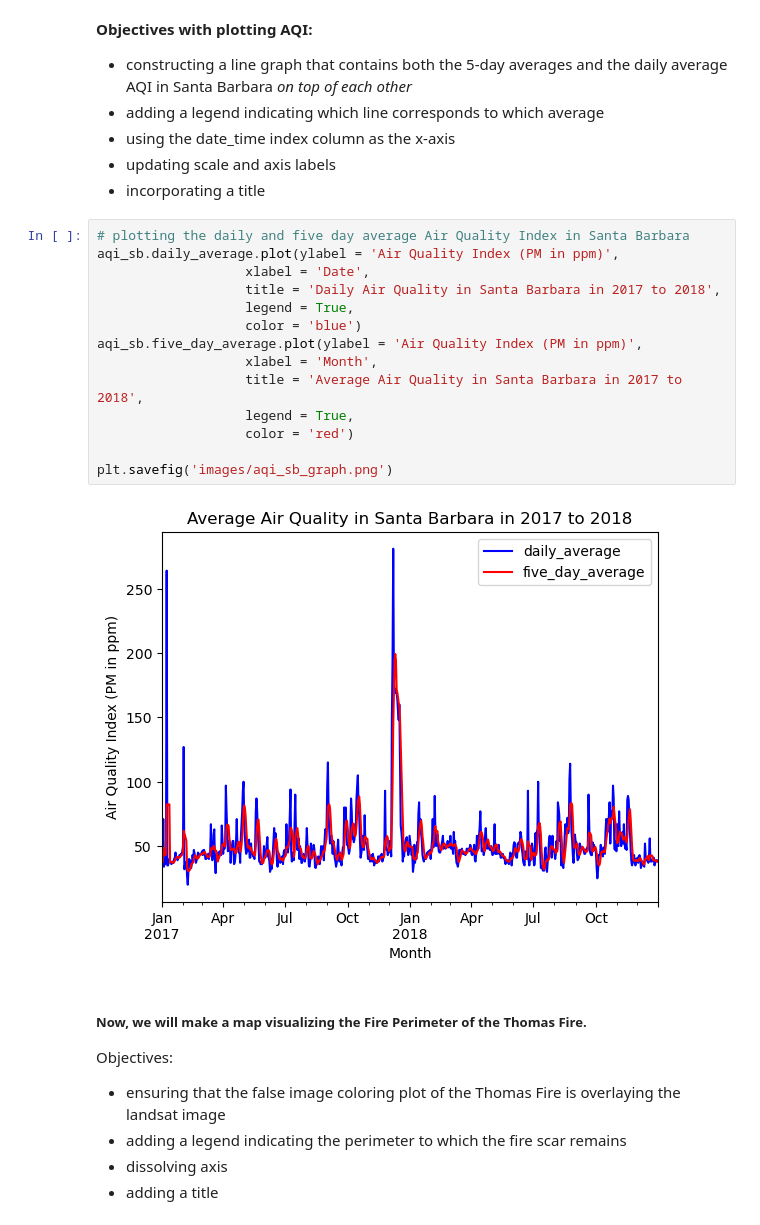
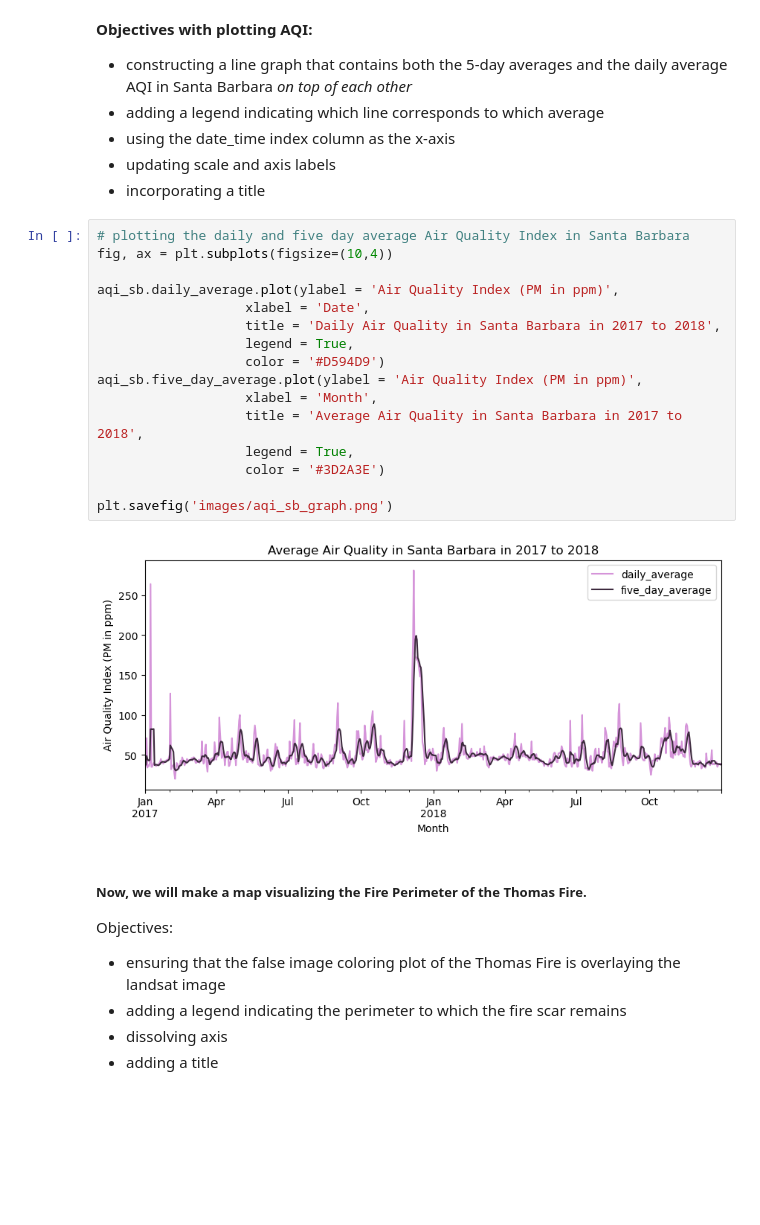
Before and after one commit to mariamkg00/eds-220-hwk-4-task-3, a Jupyter notebook: task3.ipynb, the cells around one changed output. Cells and saved outputs as stored; diff of their text form; blank space fills up the shorter version.

Commit message:
made image changes

```diff
--- a/task3.ipynb
+++ b/task3.ipynb
@@ -370,20 +369,22 @@ thomas_ca
 - incorporating a title
 # %%
 # plotting the daily and five day average Air Quality Index in Santa Barbara
+fig, ax = plt.subplots(figsize=(10,4))
+
 aqi_sb.daily_average.plot(ylabel = 'Air Quality Index (PM in ppm)',
                    xlabel = 'Date',
                    title = 'Daily Air Quality in Santa Barbara in 2017 to 2018',
                    legend = True,
-                   color = 'blue')
+                   color = '#D594D9')
 aqi_sb.five_day_average.plot(ylabel = 'Air Quality Index (PM in ppm)',
                    xlabel = 'Month',
                    title = 'Average Air Quality in Santa Barbara in 2017 to 2018',
                    legend = True,
-                   color = 'red')
+                   color = '#3D2A3E')
 
 plt.savefig('images/aqi_sb_graph.png')
 # %% [output]
-[figure, old version]
+[figure, new version]
 # %% [markdown]
 ##### Now, we will make a map visualizing the Fire Perimeter of the Thomas Fire.
 
```
Also changed, not shown: parts of 1 cell of this notebook, 1 other file.
